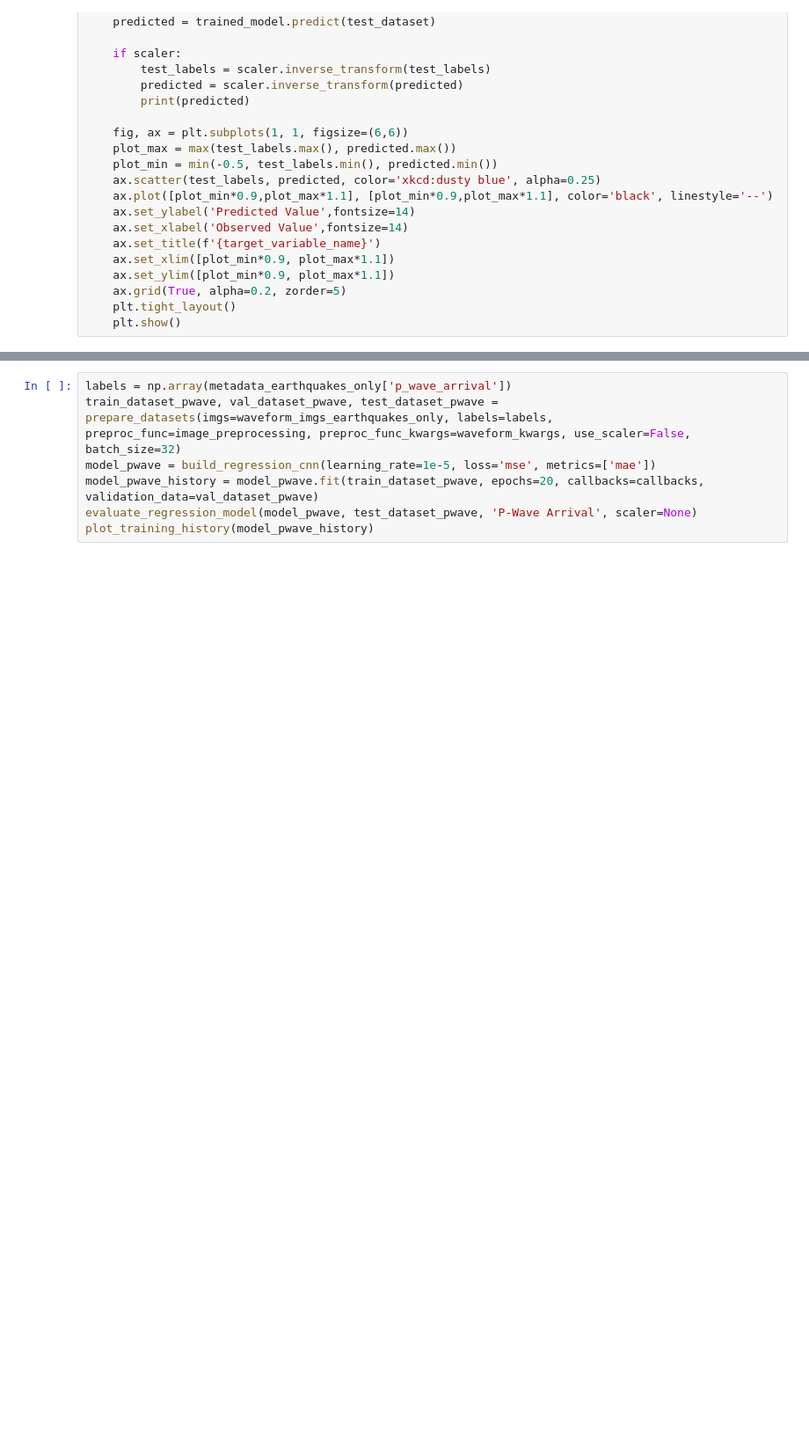
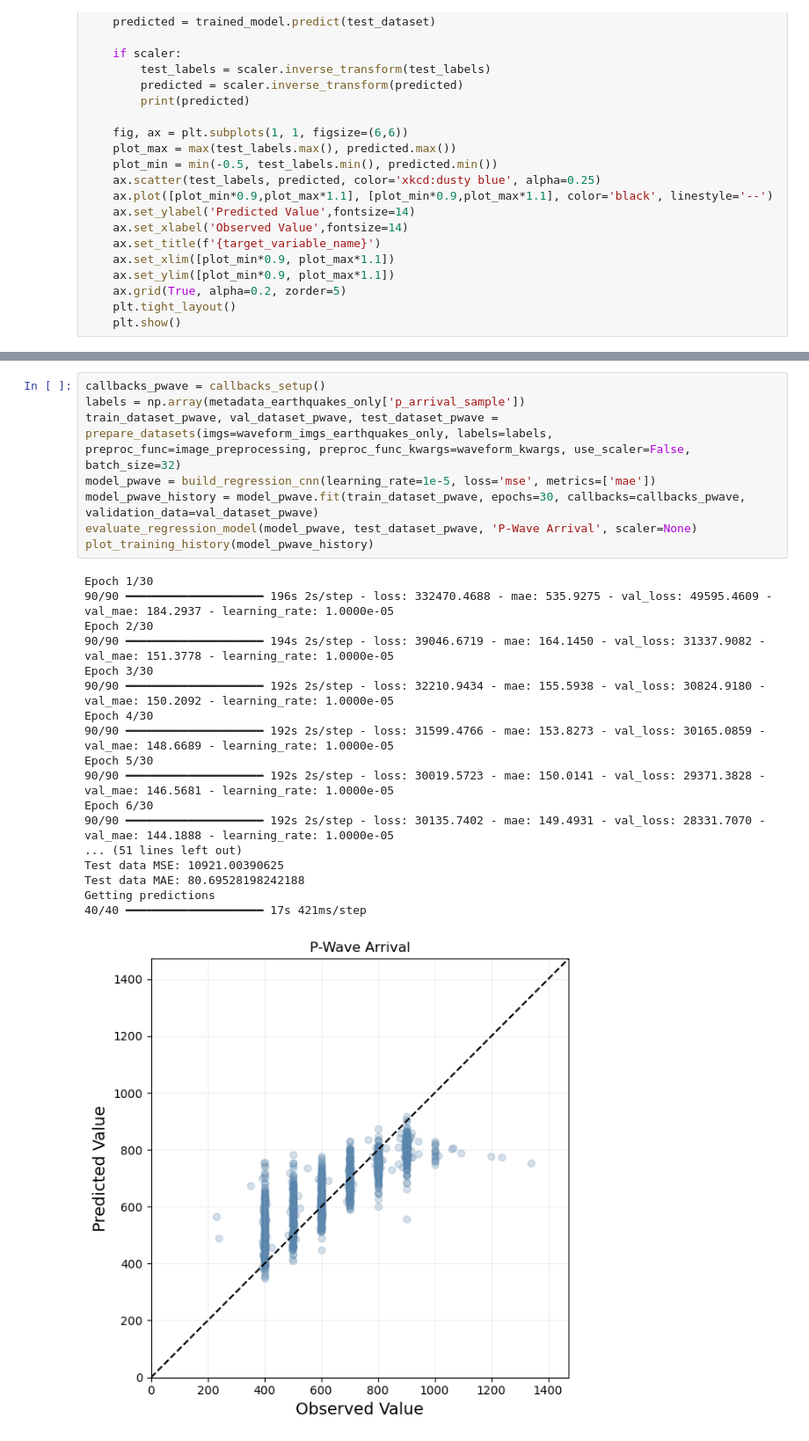
Before and after one commit to kaelynn-rose/Earthquake_Detection, a Jupyter notebook: notebooks/model_training.ipynb, the cells around one changed output, grey strips where cells are left out. Shown at 88% size. Saved outputs shown, nothing was run; the diff lists cells and outputs as text; blank space fills up the shorter version.

```diff
--- a/notebooks/model_training.ipynb
+++ b/notebooks/model_training.ipynb
@@ -458,7 +433,27 @@ Epoch 2/20
 # %%
-labels = np.array(metadata_earthquakes_only['p_wave_arrival'])
+callbacks_pwave = callbacks_setup()
+labels = np.array(metadata_earthquakes_only['p_arrival_sample'])
 train_dataset_pwave, val_dataset_pwave, test_dataset_pwave = prepare_datasets(imgs=waveform_imgs_earthquakes_only, labels=labels, preproc_func=image_preprocessing, preproc_func_kwargs=waveform_kwargs, use_scaler=False, batch_size=32)
 model_pwave = build_regression_cnn(learning_rate=1e-5, loss='mse', metrics=['mae'])
-model_pwave_history = model_pwave.fit(train_dataset_pwave, epochs=20, callbacks=callbacks, validation_data=val_dataset_pwave)
+model_pwave_history = model_pwave.fit(train_dataset_pwave, epochs=30, callbacks=callbacks_pwave, validation_data=val_dataset_pwave)
 evaluate_regression_model(model_pwave, test_dataset_pwave, 'P-Wave Arrival', scaler=None)
 plot_training_history(model_pwave_history)
+# %% [output]
+Epoch 1/30
+90/90 ━━━━━━━━━━━━━━━━━━━━ 196s 2s/step - loss: 332470.4688 - mae: 535.9275 - val_loss: 49595.4609 - val_mae: 184.2937 - learning_rate: 1.0000e-05
+Epoch 2/30
+90/90 ━━━━━━━━━━━━━━━━━━━━ 194s 2s/step - loss: 39046.6719 - mae: 164.1450 - val_loss: 31337.9082 - val_mae: 151.3778 - learning_rate: 1.0000e-05
+Epoch 3/30
+90/90 ━━━━━━━━━━━━━━━━━━━━ 192s 2s/step - loss: 32210.9434 - mae: 155.5938 - val_loss: 30824.9180 - val_mae: 150.2092 - learning_rate: 1.0000e-05
+Epoch 4/30
+90/90 ━━━━━━━━━━━━━━━━━━━━ 192s 2s/step - loss: 31599.4766 - mae: 153.8273 - val_loss: 30165.0859 - val_mae: 148.6689 - learning_rate: 1.0000e-05
+Epoch 5/30
+90/90 ━━━━━━━━━━━━━━━━━━━━ 192s 2s/step - loss: 30019.5723 - mae: 150.0141 - val_loss: 29371.3828 - val_mae: 146.5681 - learning_rate: 1.0000e-05
+Epoch 6/30
+90/90 ━━━━━━━━━━━━━━━━━━━━ 192s 2s/step - loss: 30135.7402 - mae: 149.4931 - val_loss: 28331.7070 - val_mae: 144.1888 - learning_rate: 1.0000e-05
+... (51 lines left out)
+Test data MSE: 10921.00390625
+Test data MAE: 80.69528198242188
+Getting predictions
+40/40 ━━━━━━━━━━━━━━━━━━━━ 17s 421ms/step
+[figure, added]
```
Also changed, not shown: parts of 29 cells of this notebook, 1 other file.
